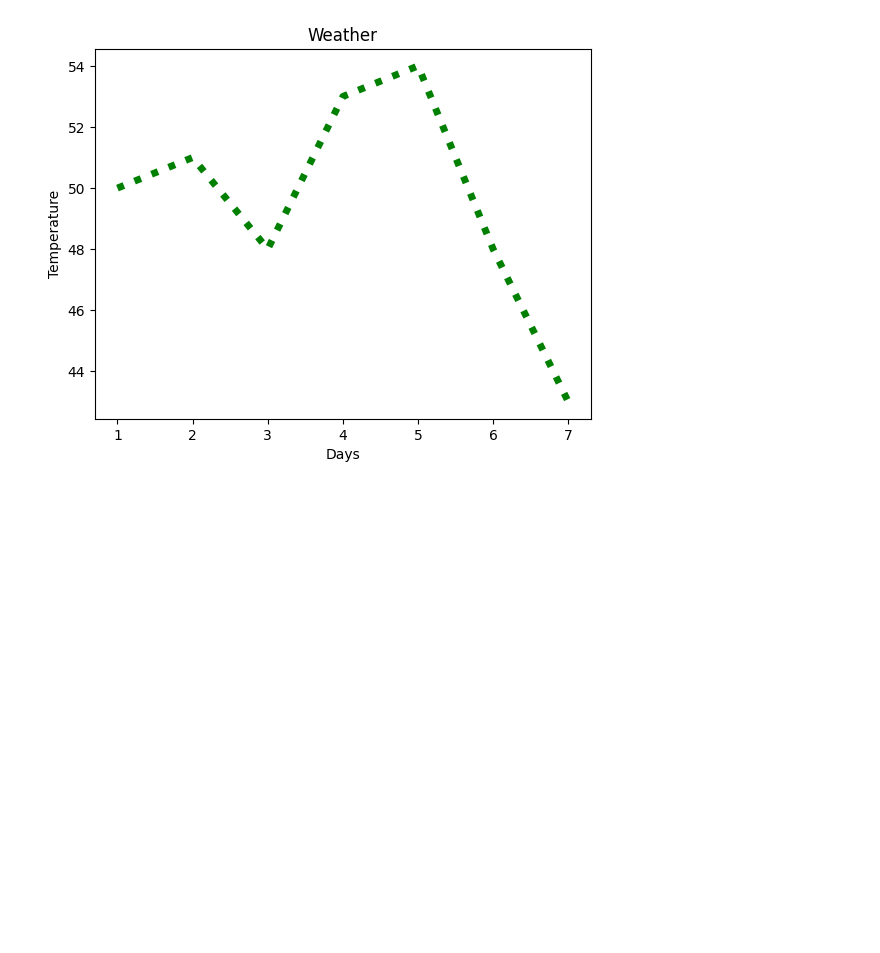
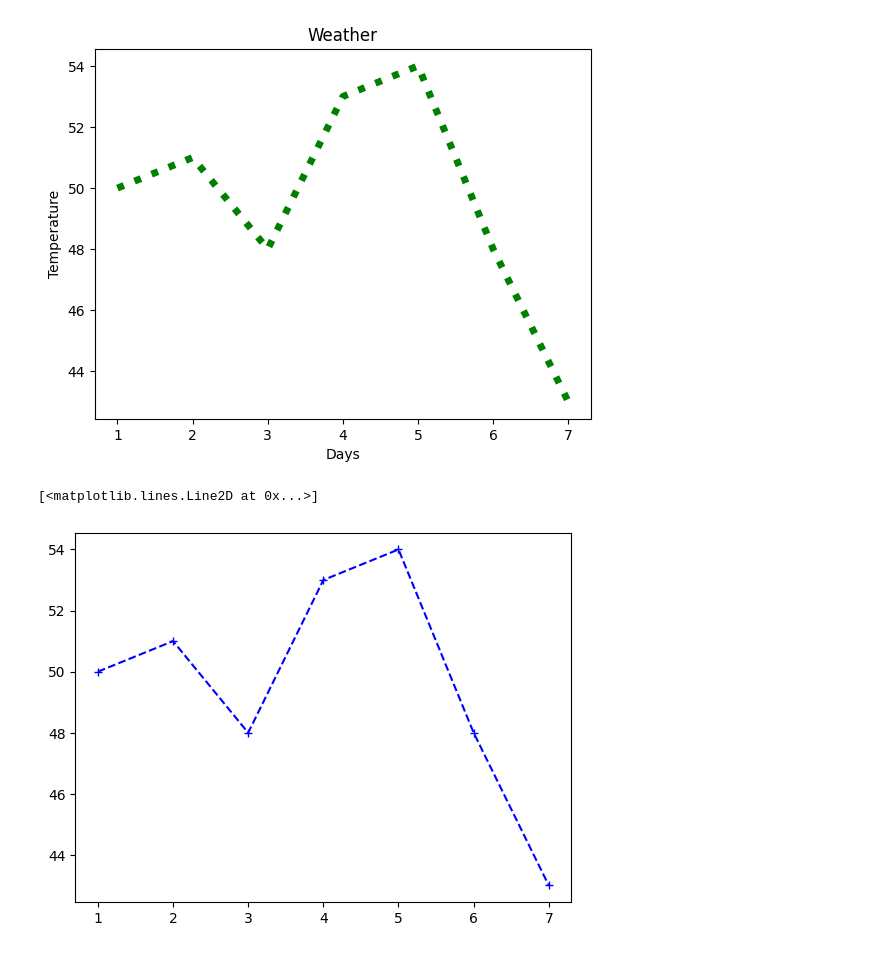
Before and after one commit to NarendarB0152/VignanUniversityWorkShop, a Jupyter notebook: Matplotlib/Matplotlib.ipynb, the cells around one changed output. Saved outputs shown, nothing was run; the diff lists cells and outputs as text; code cells hidden in the pictures; blank space fills up the shorter version.

```diff
--- a/Matplotlib/Matplotlib.ipynb
+++ b/Matplotlib/Matplotlib.ipynb
@@ -14,3 +14,9 @@ plt.plot(x,y,color="green",linewidth=5,linestyle="dotted")
 # %% [output]
 [<matplotlib.lines.Line2D at 0x...>]
 [figure]
+# %%
+
+plt.plot(x,y,"b+--")
+# %% [output]
+[<matplotlib.lines.Line2D at 0x...>]
+[figure, added]
```
Also changed, not shown: parts of 5 cells of this notebook.
